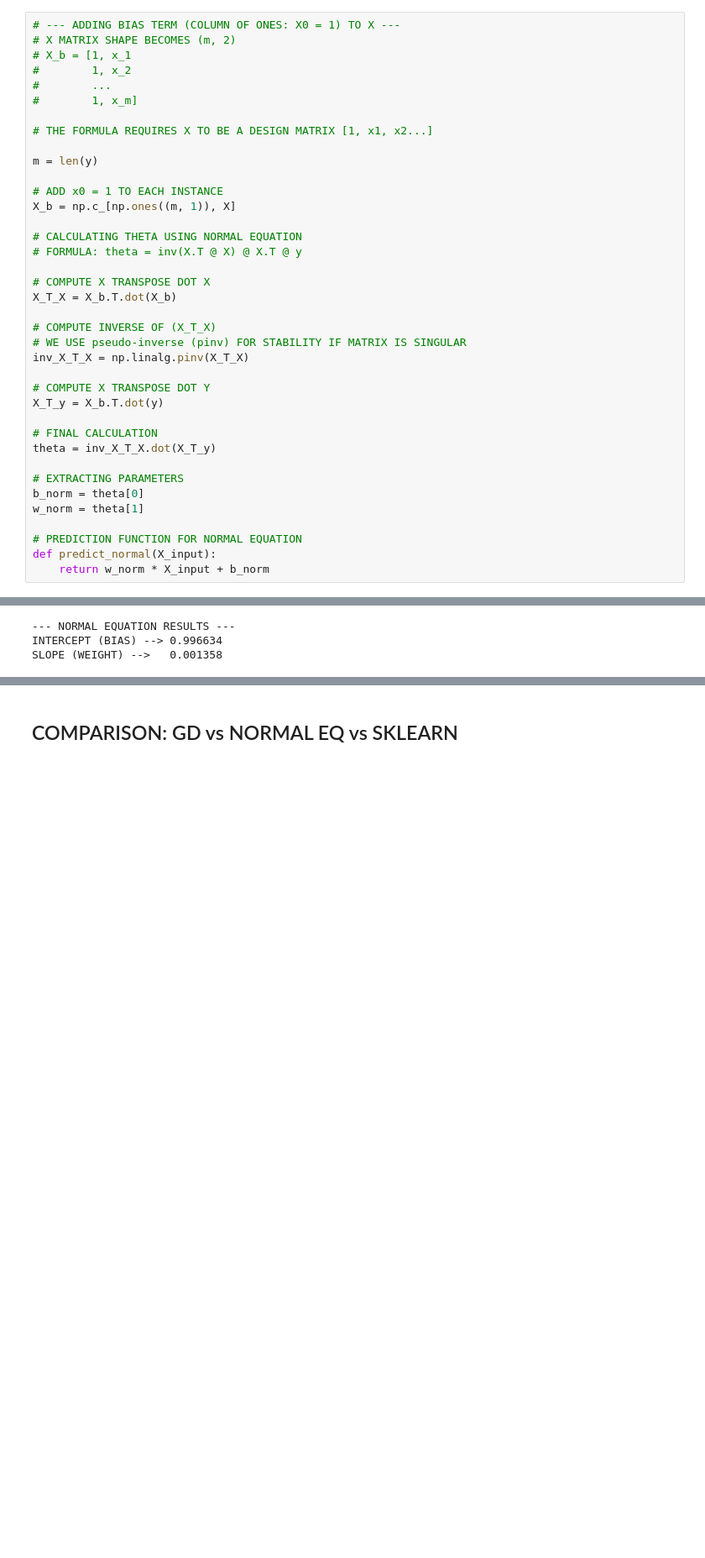
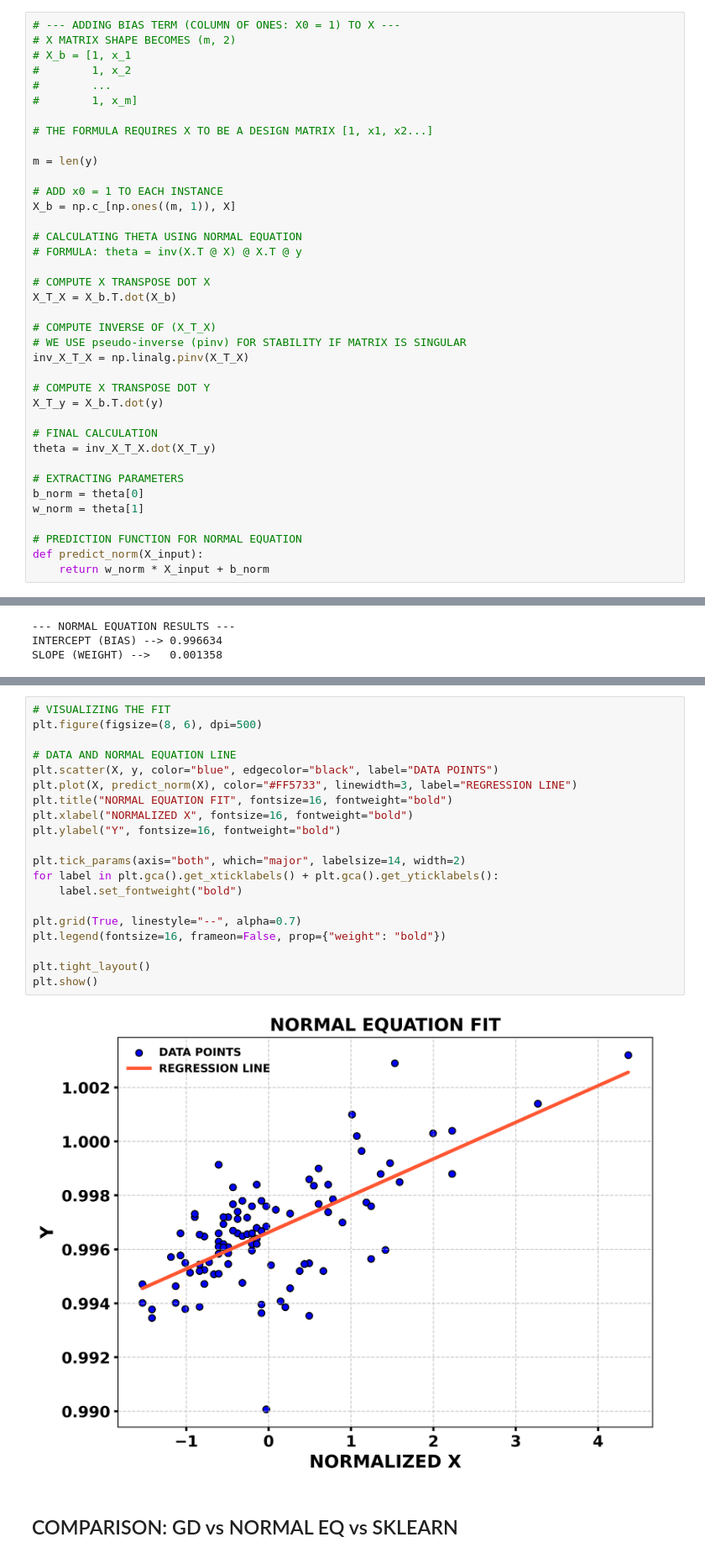
Before and after one commit to DaRkSouL36/Linear-Regression, a Jupyter notebook: LinearRegression_NormalEquation.ipynb, the cells around one changed output, grey strips where cells are left out. Shown at 84% size. Saved outputs shown, nothing was run; the diff lists cells and outputs as text; blank space fills up the shorter version.

Commit message:
VISUALIZATION OF NORMAL EQUATION REGRESSION LINE & COMPARISON ANALYSIS OF ALL METHODS

```diff
--- a/LinearRegression_NormalEquation.ipynb
+++ b/LinearRegression_NormalEquation.ipynb
@@ -179,7 +179,7 @@ b_norm = theta[0]
 w_norm = theta[1]
 
 # PREDICTION FUNCTION FOR NORMAL EQUATION
-def predict_normal(X_input):
+def predict_norm(X_input):
     return w_norm * X_input + b_norm
 # %%
 print("--- NORMAL EQUATION RESULTS ---")
@@ -192,3 +194,25 @@ SLOPE (WEIGHT) -->   0.001358
+# %%
+# VISUALIZING THE FIT
+plt.figure(figsize=(8, 6), dpi=500)
+
+# DATA AND NORMAL EQUATION LINE
+plt.scatter(X, y, color="blue", edgecolor="black", label="DATA POINTS")
+plt.plot(X, predict_norm(X), color="#FF5733", linewidth=3, label="REGRESSION LINE")
+plt.title("NORMAL EQUATION FIT", fontsize=16, fontweight="bold")
+plt.xlabel("NORMALIZED X", fontsize=16, fontweight="bold")
+plt.ylabel("Y", fontsize=16, fontweight="bold")
+
+plt.tick_params(axis="both", which="major", labelsize=14, width=2)
+for label in plt.gca().get_xticklabels() + plt.gca().get_yticklabels():
+    label.set_fontweight("bold")
+
+plt.grid(True, linestyle="--", alpha=0.7)
+plt.legend(fontsize=16, frameon=False, prop={"weight": "bold"})
+
+plt.tight_layout()
+plt.show()
+# %% [output]
+[figure, added]
 # %% [markdown]
 ## COMPARISON: GD vs NORMAL EQ vs SKLEARN
 # %% [markdown]
```
Also changed, not shown: parts of 2 cells of this notebook.
